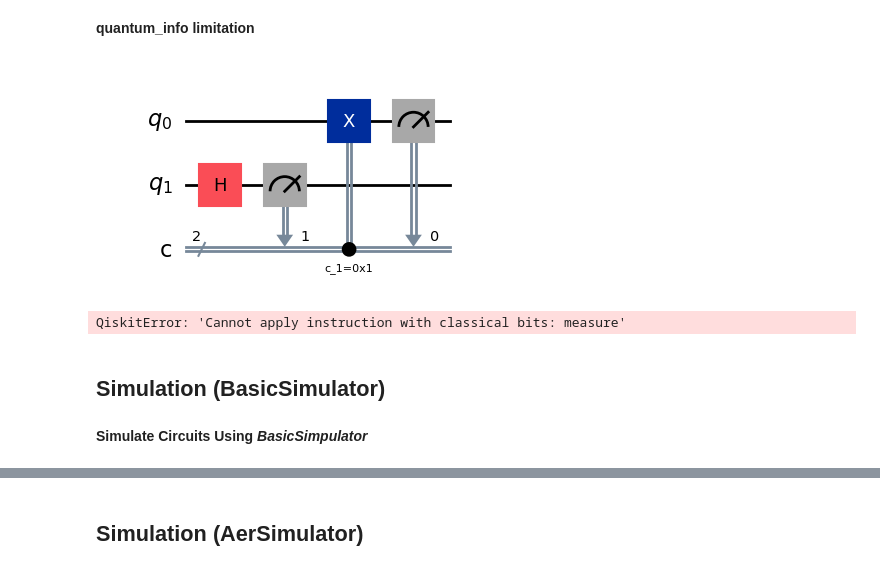
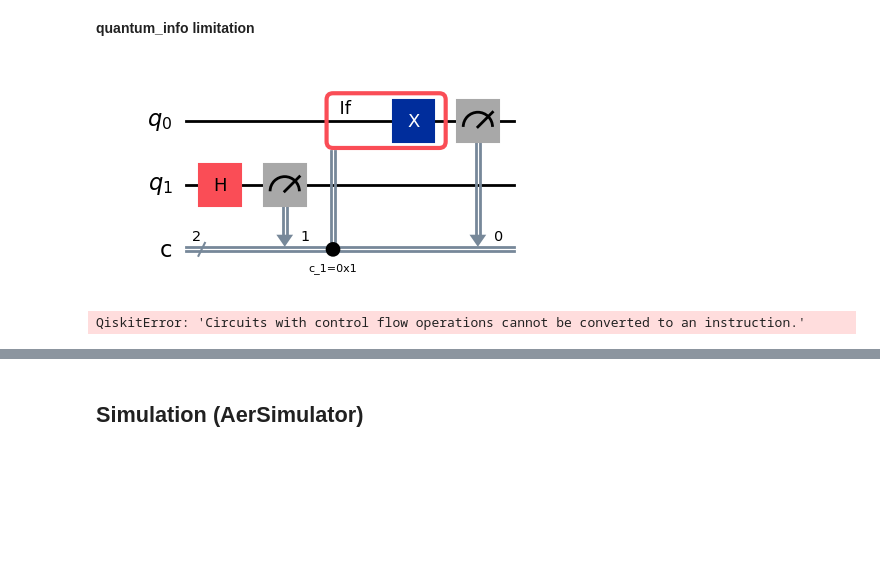
Before and after one commit to AKookani/Qiskit_course, a Jupyter notebook: Qiskit1.ipynb, the cells around one changed output, grey strips where cells are left out. Drawn from its saved outputs; the diff is of its cells as text; code cells hidden in the pictures; blank space fills up the shorter version.

```diff
--- a/Qiskit1.ipynb
+++ b/Qiskit1.ipynb
@@ -200,30 +200,30 @@ $$
 # %% [markdown]
 **quantum_info limitation**
 # %%
-# Create a quantum circuit with 2 qubits and 2 classical bits
-qc = QuantumCircuit(2, 2)
+from qiskit.circuit import QuantumRegister, ClassicalRegister
 
-# Apply a Hadamard gate to the second qubit (qubit 1)
-qc.h(1)
+# Create named registers (recommended for clarity with if_test)
+qr = QuantumRegister(2, 'q')
+cr = ClassicalRegister(2, 'c')
+qc = QuantumCircuit(qr, cr)
 
-# Measure the second qubit (qubit 1) and store the result in the second classical bit (classical bit 1)
-qc.measure(1, 1)
+# Apply a Hadamard gate to qubit 1
+qc.h(qr[1])
 
-# Apply an X gate to the first qubit (qubit 0) conditioned on the second classical bit (classical bit 1) being 1
-qc.x(0).c_if(1, 1)
+# Mid-circuit measurement of qubit 1 → classical bit 1
+qc.measure(qr[1], cr[1])
 
-# Measure the first qubit (qubit 0) and store the result in the first classical bit (classical bit 0)
-qc.measure(0, 0)
+# Conditionally apply X to qubit 0 if classical bit 1 == 1
+with qc.if_test((cr[1], 1)):
+    qc.x(qr[0])
 
-# Display the quantum circuit using Matplotlib
+# Final measurement of qubit 0 → classical bit 0
+qc.measure(qr[0], cr[0])
+
 display(qc.draw('mpl'))
 
 # Create a statevector from the quantum circuit 'qc'
 qi.Statevector(qc)
 # %% [output]
-[figure, old version]
+[figure, new version]
-QiskitError: 'Cannot apply instruction with classical bits: measure'
+QiskitError: 'Circuits with control flow operations cannot be converted to an instruction.'
-# %% [markdown]
-## Simulation (BasicSimulator)
-# %% [markdown]
-**Simulate Circuits Using *BasicSimpulator***
```
Also changed, not shown: parts of 26 cells of this notebook.
